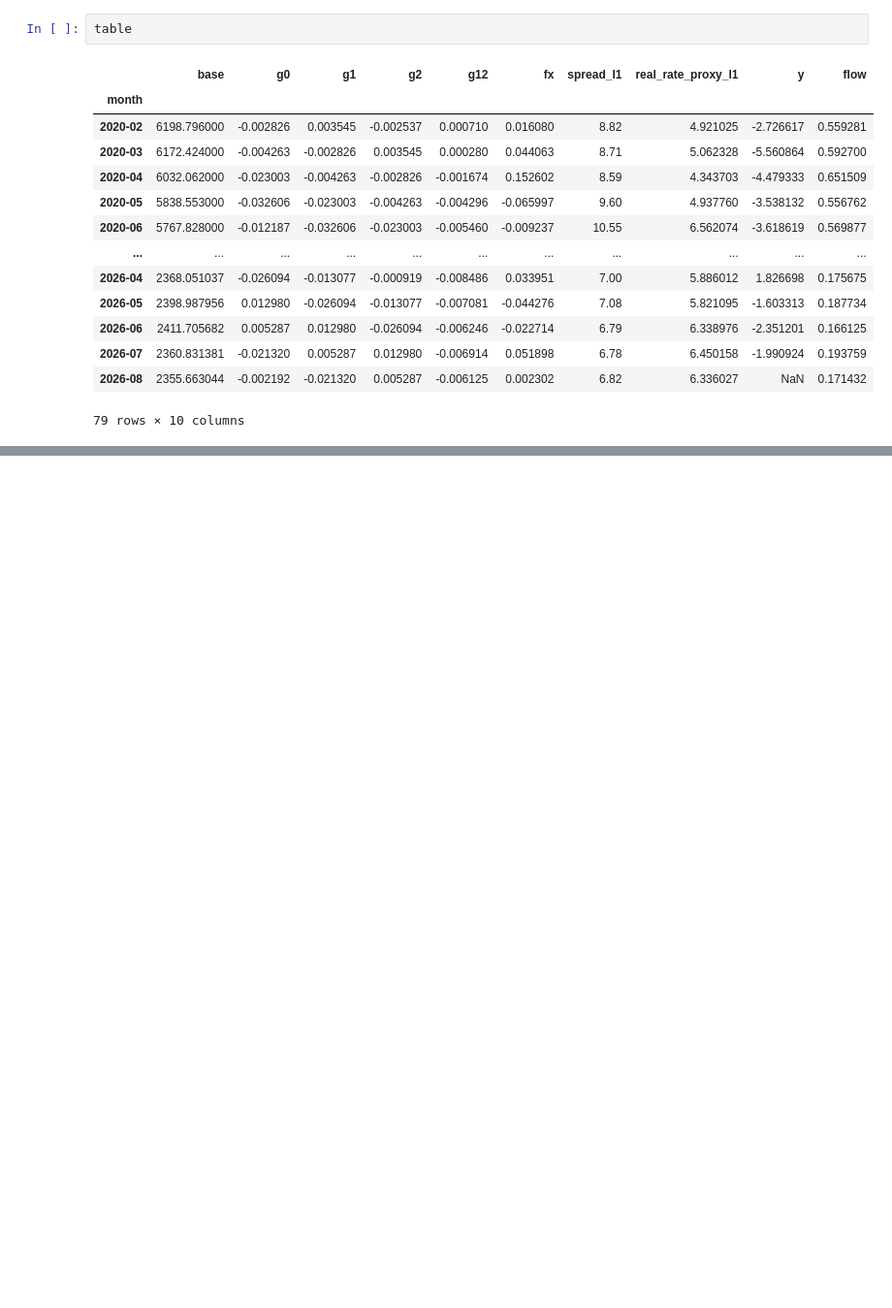
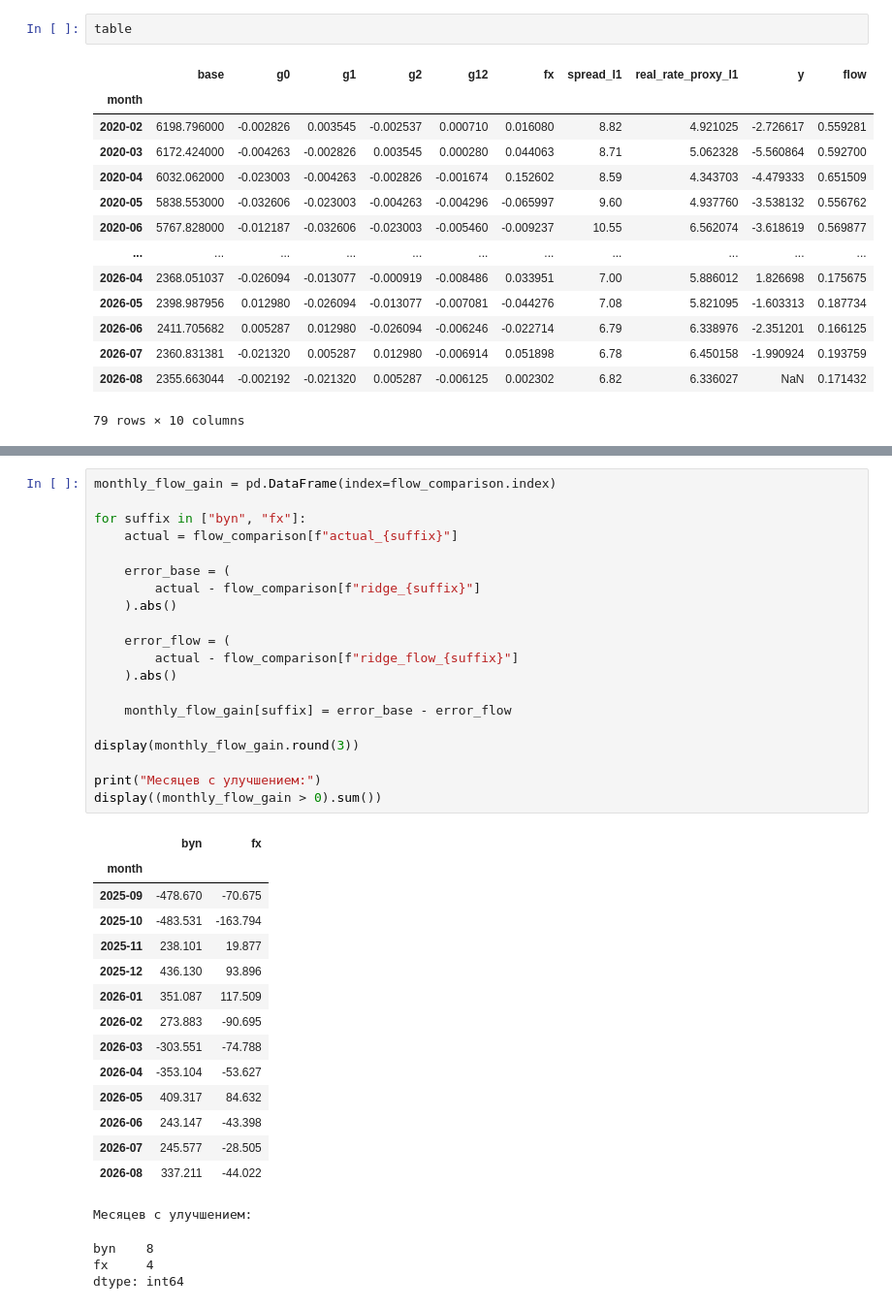
Before and after one commit to venskovalentin/belarus_dollarization_paper, a Jupyter notebook: notebooks/research_notebook.ipynb, the cells around one changed output, grey strips where cells are left out. Shown at 97% size. Saved outputs shown, nothing was run; the diff lists cells and outputs as text; blank space fills up the shorter version.

```diff
--- a/notebooks/research_notebook.ipynb
+++ b/notebooks/research_notebook.ipynb
@@ -850,0 +888,39 @@ display(component_results_flow["byn_transfer"].round(3))
+# %%
+monthly_flow_gain = pd.DataFrame(index=flow_comparison.index)
+
+for suffix in ["byn", "fx"]:
+    actual = flow_comparison[f"actual_{suffix}"]
+
+    error_base = (
+        actual - flow_comparison[f"ridge_{suffix}"]
+    ).abs()
+
+    error_flow = (
+        actual - flow_comparison[f"ridge_flow_{suffix}"]
+    ).abs()
+
+    monthly_flow_gain[suffix] = error_base - error_flow
+
+display(monthly_flow_gain.round(3))
+
+print("Месяцев с улучшением:")
+display((monthly_flow_gain > 0).sum())
+# %% [output]
+|  | byn | fx |
+| month |  |  |
+| 2025-09 | -478.670 | -70.675 |
+| 2025-10 | -483.531 | -163.794 |
+| 2025-11 | 238.101 | 19.877 |
+| 2025-12 | 436.130 | 93.896 |
+| 2026-01 | 351.087 | 117.509 |
+| 2026-02 | 273.883 | -90.695 |
+| 2026-03 | -303.551 | -74.788 |
+| 2026-04 | -353.104 | -53.627 |
+| 2026-05 | 409.317 | 84.632 |
+| 2026-06 | 243.147 | -43.398 |
+| 2026-07 | 245.577 | -28.505 |
+| 2026-08 | 337.211 | -44.022 |
+Месяцев с улучшением:
+byn    8
+fx     4
+dtype: int64
```
Also changed, not shown: parts of 13 cells of this notebook.
